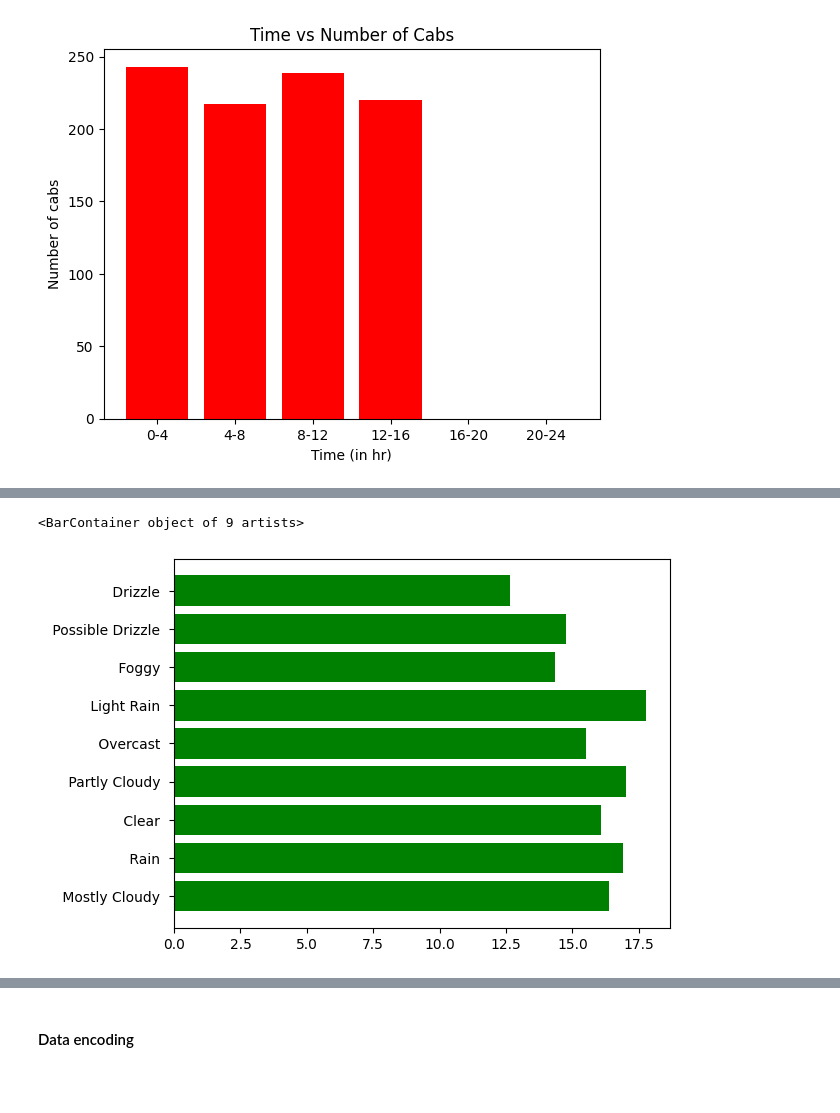
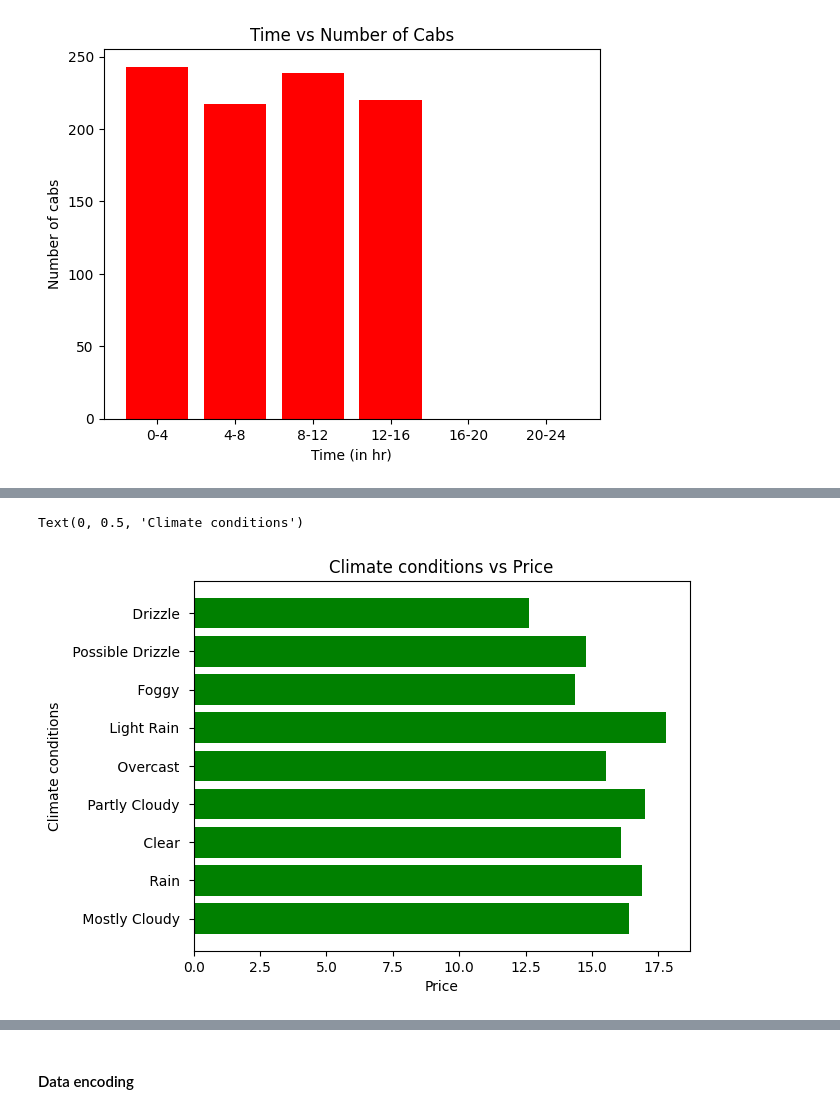
Before and after one commit to itsHarinderjit/Cab-Data-Analysis, a Jupyter notebook: Harinderjit_102017151.ipynb, the cells around one changed output, grey strips where cells are left out. Cells and saved outputs as stored; diff of their text form; code cells hidden in the pictures; blank space fills up the shorter version.

```diff
--- a/Harinderjit_102017151.ipynb
+++ b/Harinderjit_102017151.ipynb
@@ -183,0 +187,10 @@ plt.bar(lst,avg_price,color = "red")
+# %%
+## product id vs price
+lst = df['product_id'].unique()
+avg_price = []
+for data in lst :
+    avg_price += [df[df.product_id == data]['price'].mean()]
+plt.barh(lst,avg_price,color = "orange")
+plt.title("Product id vs Price")
+plt.ylabel("Product id")
+plt.xlabel("Price")
@@ -184,13 +200,16 @@ plt.bar(lst,avg_price,color = "red")
 # %%
 ## climate conditions vs price
 lst = df['short_summary'].unique()
 avg_price = []
 for data in lst :
     avg_price += [df[df.short_summary==data]['price'].mean()]
 plt.barh(lst,avg_price,color = "green")
+plt.title("Climate conditions vs Price")
+plt.xlabel("Price")
+plt.ylabel("Climate conditions")
 # %% [output]
-<BarContainer object of 9 artists>
+Text(0, 0.5, 'Climate conditions')
-[figure, old version]
+[figure, new version]
 # %%
 ## source vs number of cabs
 lst = df['source'].unique()
```
Also changed, not shown: parts of 4 cells of this notebook.
